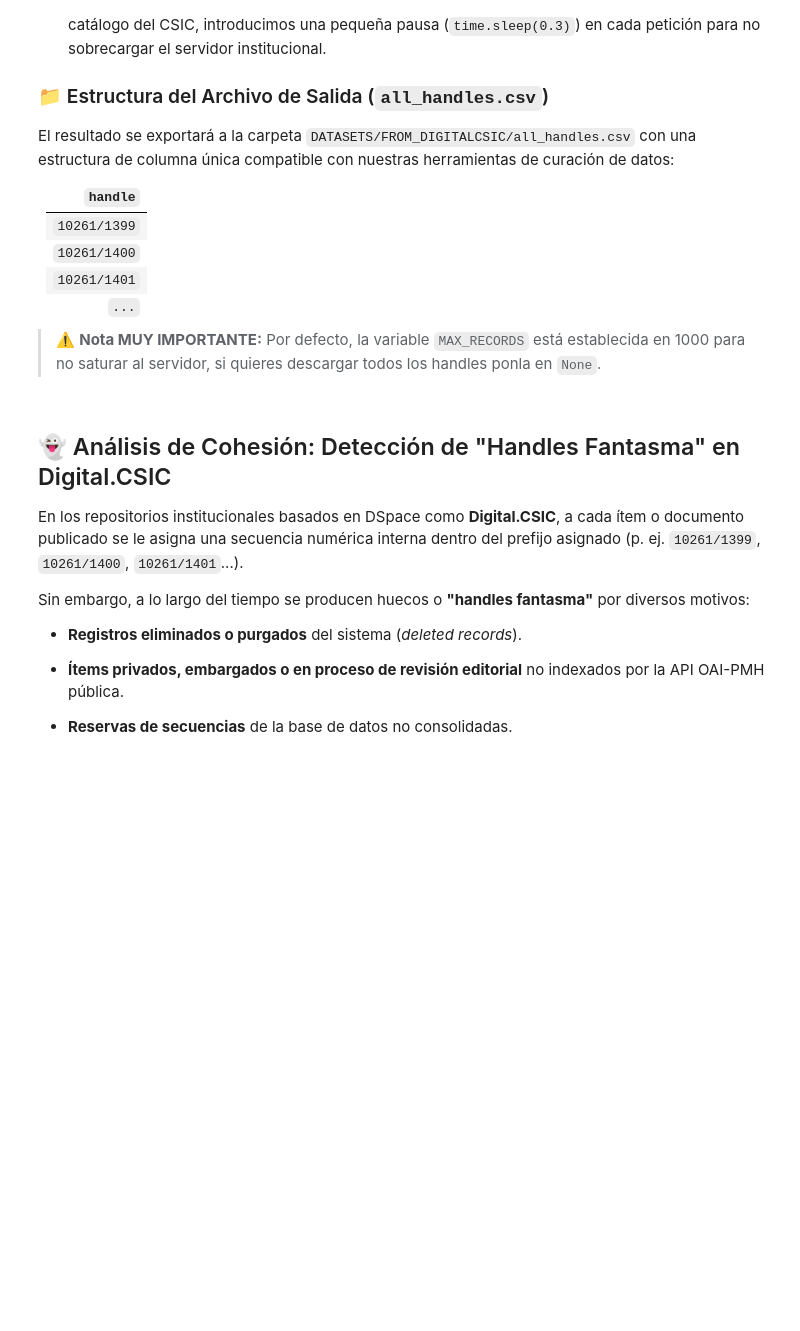
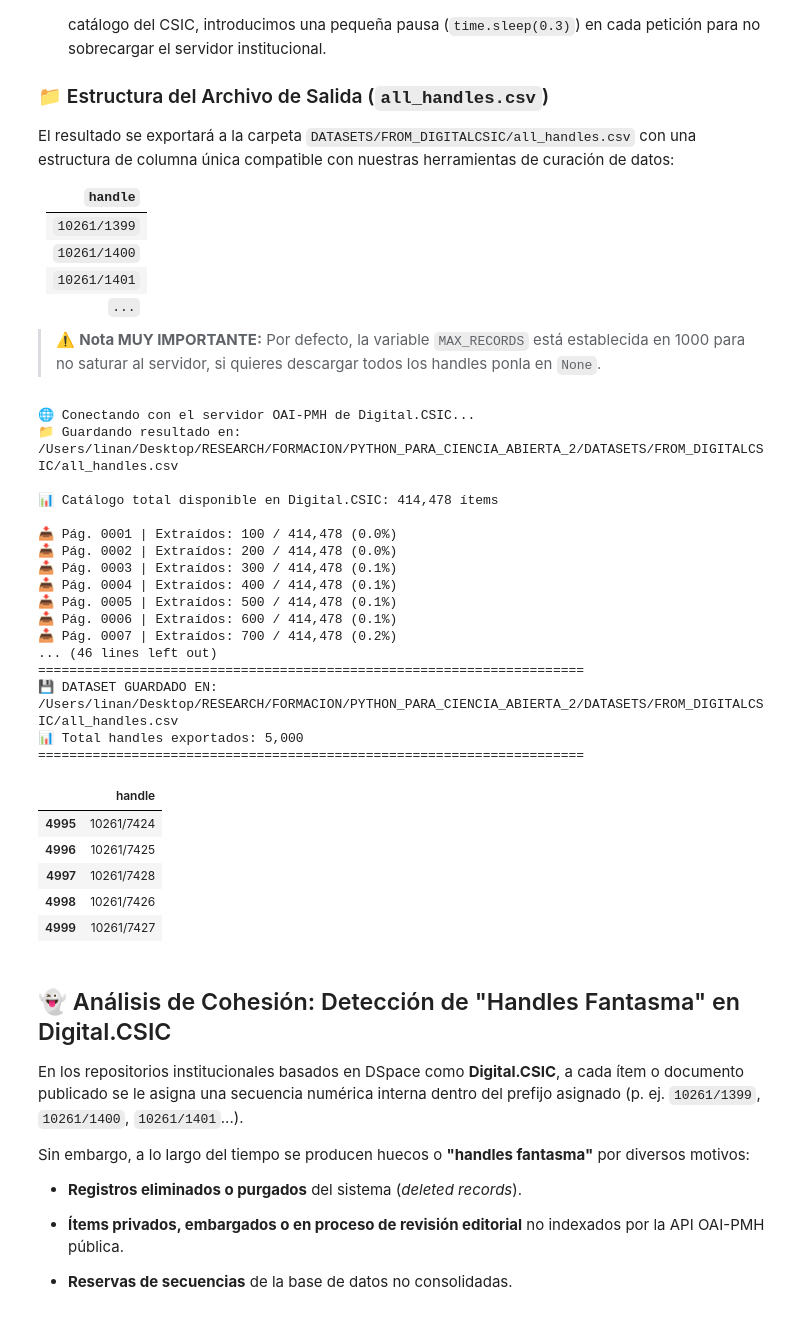
Before and after one commit to guslicem/PYTHON_PARA_CIENCIA_ABIERTA_2, a Jupyter notebook: NOTEBOOKS/10_USANDO_API.ipynb, the cells around one changed output. Drawn from its saved outputs; the diff is of its cells as text; code cells hidden in the pictures; blank space fills up the shorter version.

Commit message:
update notebooks and dataset files for Digital.CSIC open science workflow

```diff
--- a/NOTEBOOKS/10_USANDO_API.ipynb
+++ b/NOTEBOOKS/10_USANDO_API.ipynb
@@ -371,7 +447,7 @@ import xml.etree.ElementTree as ET
 
 # PARÁMETRO DE LÍMITE: Pon MAX_RECORDS = None para extraer los ~410.000 handles del catálogo completo
 
-MAX_RECORDS = 250  # Cambia a None para todos
+MAX_RECORDS = 5000  # Cambia a None para todos
 
 # ==============================================================================
 # 1. RUTAS ROBÚSTAS Y PARÁMETROS DE CONSULTA (OAI-PMH)
@@ -461,33 +537,57 @@ while True:
 
         if token_elem is not None and token_elem.text:
             resumption_token = token_elem.text.strip()
             time.sleep(0.2)  # Pausa de cortesia hacia Digital.CSIC
         else:
             print("\n✅ Extracción completa finalizada.")
             break
 
     except Exception as e:
         print(f"❌ Error durante la llamada: {str(e)}. Reintentando en 5s...")
         time.sleep(5)
 
 # ==============================================================================
 # 3. EXPORTACIÓN A CSV CON COLUMNA ÚNICA ('handle')
 # ==============================================================================
 df_handles = pd.DataFrame(handles_list)
 
 if MAX_RECORDS and len(df_handles) > MAX_RECORDS:
     df_handles = df_handles.iloc[:MAX_RECORDS]
 
 df_handles.to_csv(OUTPUT_CSV, index=False, encoding="utf-8")
 
 print("\n" + "=" * 70)
 print(f"💾 DATASET GUARDADO EN: {OUTPUT_CSV}")
 print(f"📊 Total handles exportados: {len(df_handles):,}")
 print("=" * 70)
 
 # Mostrar vista previa de las primeras y ultimas 5 filas (columna única: 'handle')
 df_handles.head()
 df_handles.tail()
+# %% [output]
+🌐 Conectando con el servidor OAI-PMH de Digital.CSIC...
+📁 Guardando resultado en: /Users/linan/Desktop/RESEARCH/FORMACION/PYTHON_PARA_CIENCIA_ABIERTA_2/DATASETS/FROM_DIGITALCSIC/all_handles.csv
+
+📊 Catálogo total disponible en Digital.CSIC: 414,478 ítems
+
+📥 Pág. 0001 | Extraídos: 100 / 414,478 (0.0%)
+📥 Pág. 0002 | Extraídos: 200 / 414,478 (0.0%)
+📥 Pág. 0003 | Extraídos: 300 / 414,478 (0.1%)
+📥 Pág. 0004 | Extraídos: 400 / 414,478 (0.1%)
+📥 Pág. 0005 | Extraídos: 500 / 414,478 (0.1%)
+📥 Pág. 0006 | Extraídos: 600 / 414,478 (0.1%)
+📥 Pág. 0007 | Extraídos: 700 / 414,478 (0.2%)
+... (46 lines left out)
+======================================================================
+💾 DATASET GUARDADO EN: /Users/linan/Desktop/RESEARCH/FORMACION/PYTHON_PARA_CIENCIA_ABIERTA_2/DATASETS/FROM_DIGITALCSIC/all_handles.csv
+📊 Total handles exportados: 5,000
+======================================================================
+|  | handle |
+| 4995 | 10261/7424 |
+| 4996 | 10261/7425 |
+| 4997 | 10261/7428 |
+| 4998 | 10261/7426 |
+| 4999 | 10261/7427 |
 # %% [markdown]
 ## 👻 Análisis de Cohesión: Detección de "Handles Fantasma" en Digital.CSIC
 
```
Also changed, not shown: parts of 8 cells of this notebook, 3 other files.
